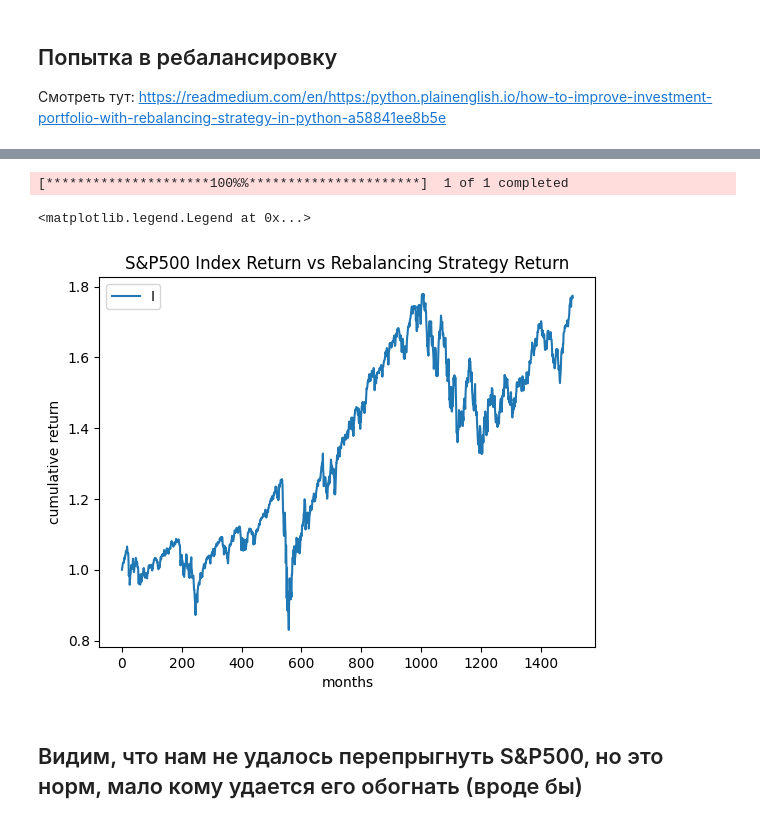
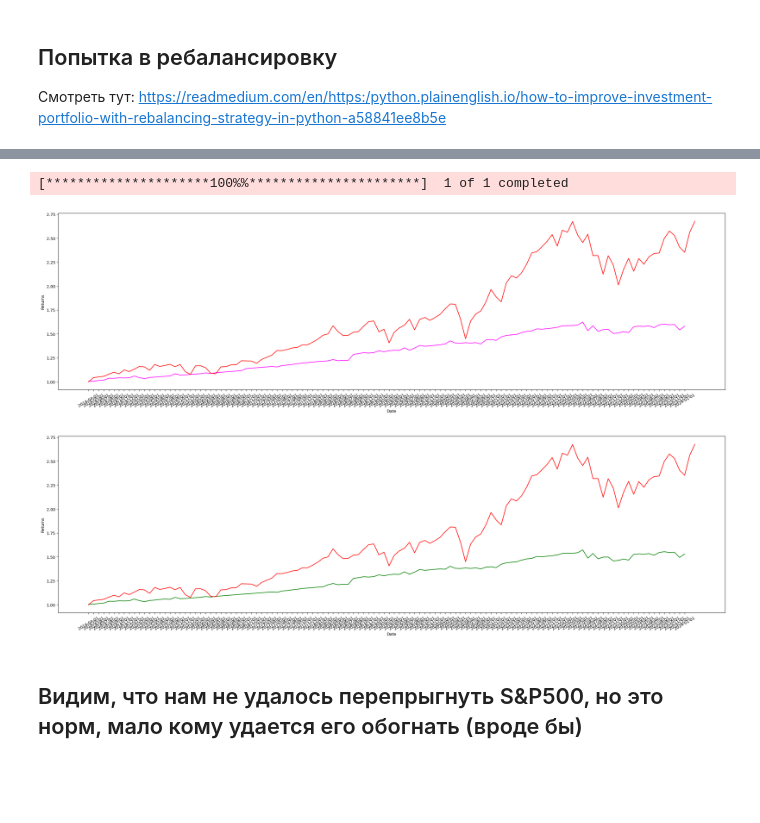
Before and after one commit to x-ENIAC/MarkowitzModel, a Jupyter notebook: markowitz_model_rebalancing_comparingwith_sp500.ipynb, the cells around one changed output, grey strips where cells are left out. Drawn from its saved outputs; the diff is of its cells as text; code cells hidden in the pictures; blank space fills up the shorter version.

```diff
--- a/markowitz_model_rebalancing_comparingwith_sp500.ipynb
+++ b/markowitz_model_rebalancing_comparingwith_sp500.ipynb
@@ -436,17 +577,49 @@ plt.show()
 # %%
 # Рисуем график для общепринятого индекса S&P500
 
-sp500 = yf.download("^GSPC", start = start_datetime, end = end_datetime, period='1mo')
+sp500 = yf.download("^GSPC", start = start_datetime, end = end_datetime, interval='1mo')
+# print(sp500)
 close = sp500["Close"]
 sp500["monthly_returns"] = sp500["Adj Close"].pct_change().fillna(0)
-plt.plot((1+sp500["monthly_returns"].reset_index(drop=True)).cumprod())
-plt.title("S&P500 Index Return vs Rebalancing Strategy Return")
-plt.ylabel("cumulative return")
-plt.xlabel("months")
-plt.legend("Index Return")
+# print(len(sp500["monthly_returns"]))
+# plt.plot((1+sp500["monthly_returns"].reset_index(drop=True)).cumprod())
+# plt.title("S&P500 Index Return vs Rebalancing Strategy Return")
+# plt.ylabel("cumulative return")
+# plt.xlabel("months")
+# plt.legend("Index Return")
 # %% [output]
 [*********************100%%**********************]  1 of 1 completed
-<matplotlib.legend.Legend at 0x...>
-[figure, removed]
+# %%
+# Сравнение индекса и алгоритма без балансировки, бэктестинг
+
+plt.figure(figsize = (30,8))
+plt.xlabel('Date')
+plt.ylabel('Returns')
+plt.xticks(rotation=30)
+plt.plot(
+    dates[3:],
+    (1 + not_rebalance_returns).cumprod(),
+    color:='magenta'
+)
+plt.plot((1+sp500["monthly_returns"].reset_index(drop=True)).cumprod(), color:='red')
+plt.show()
+# %% [output]
+[figure, added]
+# %%
+# Сравнение индекса и нашего алгоритма с ребалансировкой, бэктестинг
+
+plt.figure(figsize = (30,8))
+plt.xlabel('Date')
+plt.ylabel('Returns')
+plt.xticks(rotation=30)
+plt.plot(
+    dates[3:],
+    (1 + returns).cumprod(),
+    color:='green'
+)
+plt.plot((1+sp500["monthly_returns"].reset_index(drop=True)).cumprod(), color:='red')
+plt.show()
+# %% [output]
+[figure, added]
 # %% [markdown]
 ## Видим, что нам не удалось перепрыгнуть S&P500, но это норм, мало кому удается его обогнать (вроде бы)
```
Also changed, not shown: parts of 10 cells of this notebook, 1 other file.
